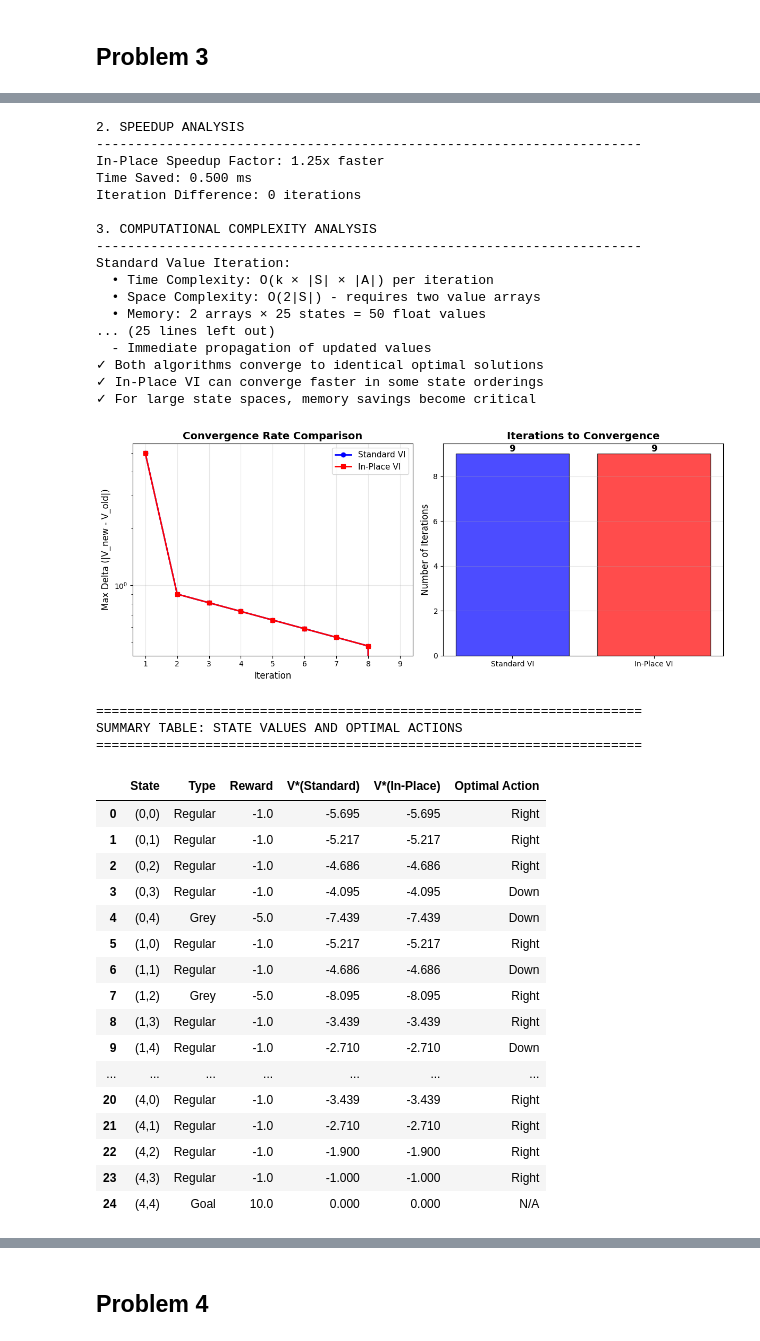
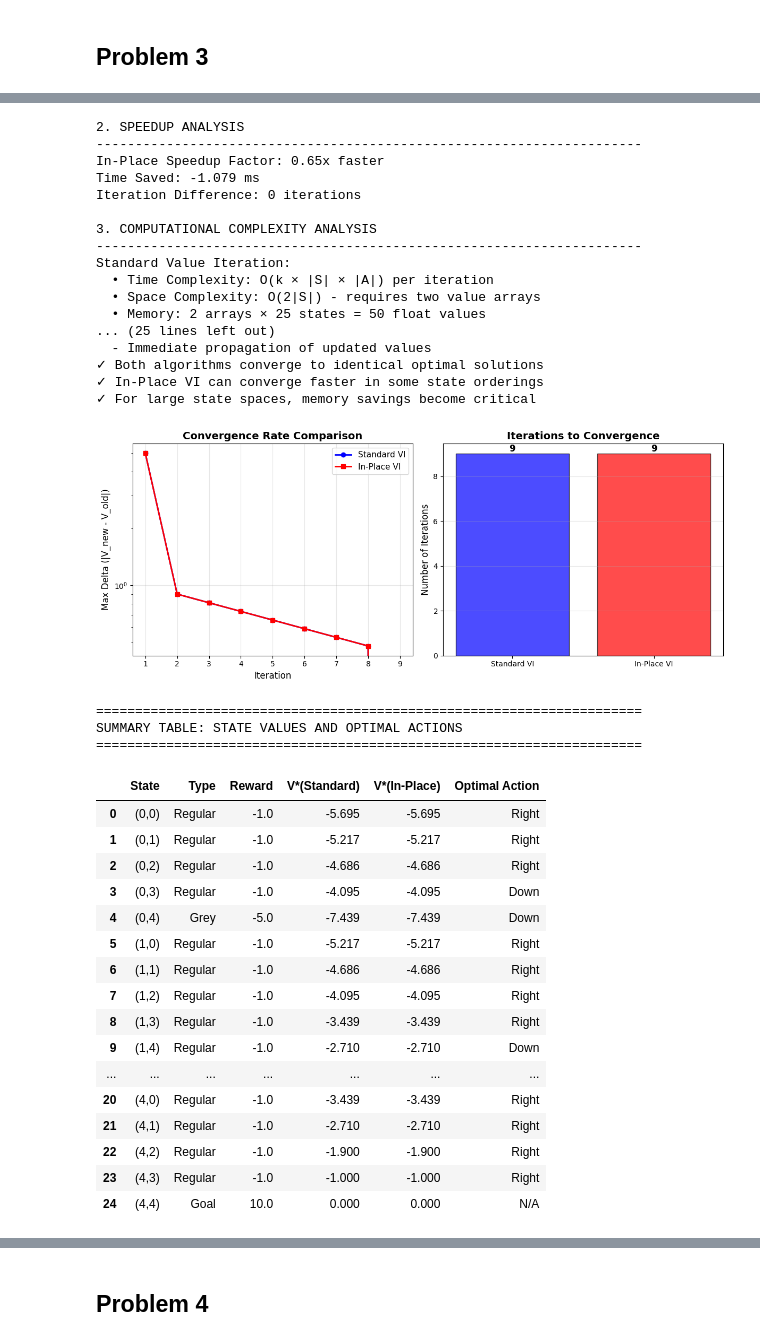
Before and after one commit to 9082825/Assignment-1--CSCN-8020, a Jupyter notebook: main.ipynb, the cells around one changed output, grey strips where cells are left out. Cells and saved outputs as stored; diff of their text form; code cells hidden in the pictures.

```diff
--- a/main.ipynb
+++ b/main.ipynb
@@ -479,7 +479,7 @@ class GridWorld():
         self.reward = np.ones((self.env_size, self.env_size)) * -1
 
         # Grey states (unfavorable): -5
-        self.grey_states = [(1, 2), (3, 0), (0, 4)]
+        self.grey_states = [(2, 2), (3, 0), (0, 4)]
         for state in self.grey_states:
             self.reward[state] = -5
 
@@ -1000,33 +1000,33 @@ Reward Matrix:
 2. SPEEDUP ANALYSIS
 ----------------------------------------------------------------------
-In-Place Speedup Factor: 1.25x faster
-Time Saved: 0.500 ms
+In-Place Speedup Factor: 0.65x faster
+Time Saved: -1.079 ms
 Iteration Difference: 0 iterations
 
 3. COMPUTATIONAL COMPLEXITY ANALYSIS
 ----------------------------------------------------------------------
 Standard Value Iteration:
   • Time Complexity: O(k × |S| × |A|) per iteration
   • Space Complexity: O(2|S|) - requires two value arrays
   • Memory: 2 arrays × 25 states = 50 float values
 ... (25 lines left out)
   - Immediate propagation of updated values
 ✓ Both algorithms converge to identical optimal solutions
 ✓ In-Place VI can converge faster in some state orderings
 ✓ For large state spaces, memory savings become critical
 [figure]
 ======================================================================
 SUMMARY TABLE: STATE VALUES AND OPTIMAL ACTIONS
 ======================================================================
 |  | State | Type | Reward | V*(Standard) | V*(In-Place) | Optimal Action |
 | 0 | (0,0) | Regular | -1.0 | -5.695 | -5.695 | Right |
 | 1 | (0,1) | Regular | -1.0 | -5.217 | -5.217 | Right |
 | 2 | (0,2) | Regular | -1.0 | -4.686 | -4.686 | Right |
 | 3 | (0,3) | Regular | -1.0 | -4.095 | -4.095 | Down |
 | 4 | (0,4) | Grey | -5.0 | -7.439 | -7.439 | Down |
 | 5 | (1,0) | Regular | -1.0 | -5.217 | -5.217 | Right |
-| 6 | (1,1) | Regular | -1.0 | -4.686 | -4.686 | Down |
-| 7 | (1,2) | Grey | -5.0 | -8.095 | -8.095 | Right |
+| 6 | (1,1) | Regular | -1.0 | -4.686 | -4.686 | Right |
+| 7 | (1,2) | Regular | -1.0 | -4.095 | -4.095 | Right |
 | 8 | (1,3) | Regular | -1.0 | -3.439 | -3.439 | Right |
 | 9 | (1,4) | Regular | -1.0 | -2.710 | -2.710 | Down |
 | ... | ... | ... | ... | ... | ... | ... |
```
Also changed, not shown: parts of 3 cells of this notebook.
